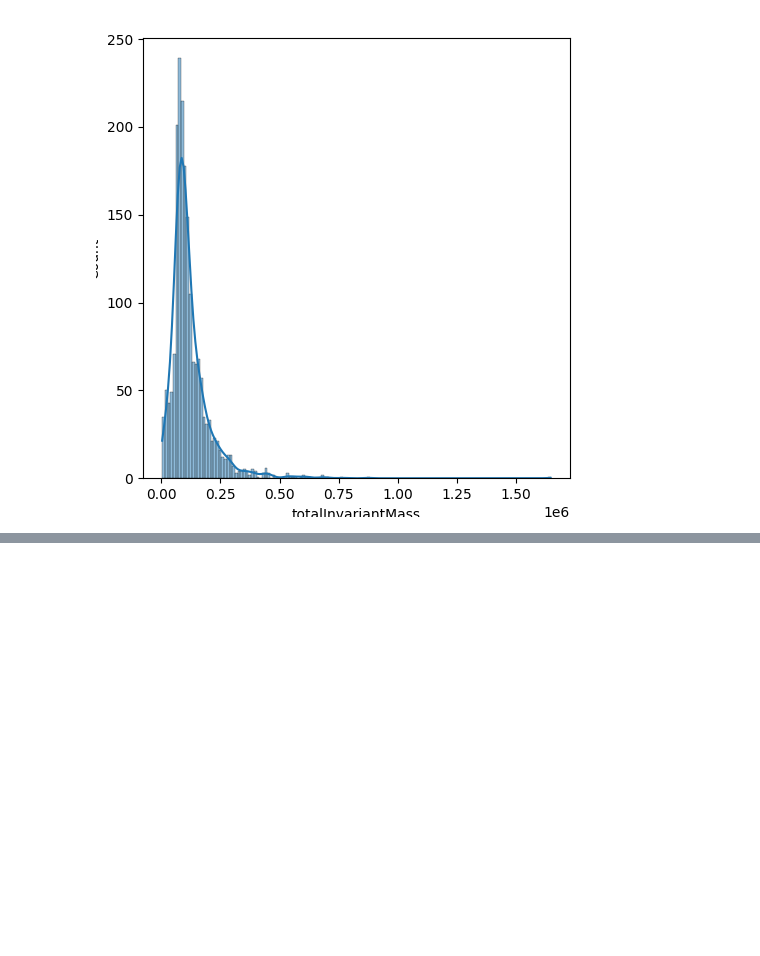
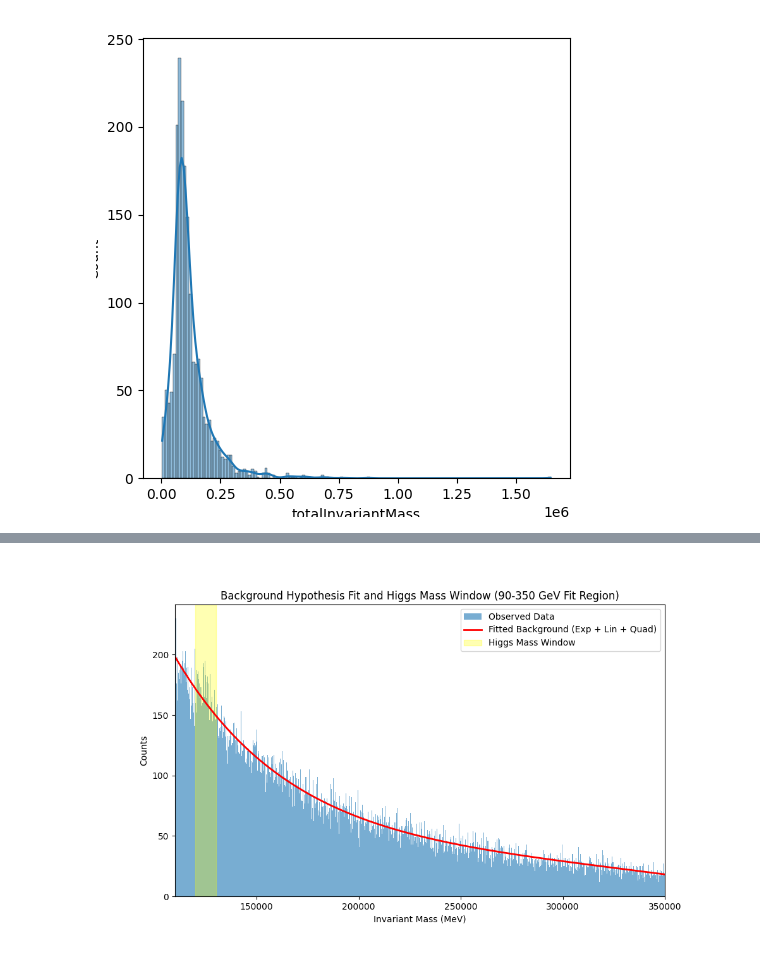
Before and after one commit to phgilde/sak-annecy-2024, a Jupyter notebook: notebook_learning.ipynb, the cells around one changed output, grey strips where cells are left out. Drawn from its saved outputs; the diff is of its cells as text; code cells hidden in the pictures; blank space fills up the shorter version.

Commit message:
correct background estimation

```diff
--- a/notebook_learning.ipynb
+++ b/notebook_learning.ipynb
@@ -945,0 +817,99 @@ ZeroDivisionError: float division by zero
+# %%
+import numpy as np
+from scipy.stats import poisson, norm
+from scipy.optimize import curve_fit
+import matplotlib.pyplot as plt
+
+# Custom function: exponential with linear and quadratic terms
+def exp_lin_quad(x, a, b, c, d):
+    return a * np.exp(-b * x) + c * x + d * x**2
+
+# Assuming you have a list or array of masses in MeV
+masses = filtered_df[filtered_df.isHiggs==0 | (filtered_df.index % 500 == 1)].totalInvariantMass  # Replace with your actual list of masses
+
+# Define the fit region (90 GeV to 350 GeV in MeV)
+fit_lower_bound = 110000  # 90 GeV in MeV
+fit_upper_bound = 350000  # 350 GeV in MeV
+
+# Step 1: Filter data to be within the fit region
+filtered_masses = [m for m in masses if fit_lower_bound <= m <= fit_upper_bound]
+
+# Step 2: Fit an exponential with linear and quadratic terms to the filtered data
+hist, bin_edges = np.histogram(filtered_masses, bins=1000, range=(fit_lower_bound, fit_upper_bound), density=False)
+bin_centers = 0.5 * (bin_edges[:-1] + bin_edges[1:])
+popt, pcov = curve_fit(exp_lin_quad, bin_centers, hist, p0=(1e-5, 1e-5, 1e-12, 1e-18))
+
+# Extract fitted parameters
+a, b, c, d = popt
+
+# Step 3: Define the Higgs mass window (100,000 - 150,000 MeV)
+mass_lower_bound = 120000  # 100 GeV in MeV
+mass_upper_bound = 130000  # 150 GeV in MeV
+
+# Calculate the expected number of background events in the Higgs mass window
+expected_background_counts = np.sum([exp_lin_quad(x, a, b, c, d) for x in bin_centers if mass_lower_bound <= x <= mass_upper_bound])
+
+# 95% confidence interval for the expected background events
+ci_lower = poisson.ppf(0.025, expected_background_counts)
+ci_upper = poisson.ppf(0.975, expected_background_counts)
+
+# Print the expected background events and the confidence interval
+print(f"Expected number of background events in Higgs mass window: {expected_background_counts}")
+print(f"95% Confidence Interval: [{ci_lower}, {ci_upper}]")
+
+# Count the number of observed events in the Higgs mass window
+observed_higgs_counts = np.sum((np.array(filtered_masses) >= mass_lower_bound) & (np.array(filtered_masses) <= mass_upper_bound))
+
+print(f"Observed number of events in Higgs mass window: {observed_higgs_counts}")
+
+# Step 4: Perform a hypothesis test
+# Assuming the number of events follows a Poisson distribution
+p_value = poisson.sf(observed_higgs_counts - 1, expected_background_counts)
+
+# Step 5: Calculate the significance (sigma)
+sigma = norm.isf(p_value)
+
+print(f"P-value: {p_value}")
+print(f"Significance (in sigma): {sigma}")
+plt.clf()
+
+# Step 6: Plot the histogram with the fitted background model (90,000 to 350,000 MeV)
+plt.figure(figsize=(10, 6))
+hist, bin_edges, _ = plt.hist(filtered_masses, bins=1000, density=False, alpha=0.6, label='Observed Data')  # Non-density mode
+x = np.linspace(fit_lower_bound, fit_upper_bound, 1000)
+plt.plot(x, exp_lin_quad(x, *popt), 'r-', lw=2, label='Fitted Background (Exp + Lin + Quad)')
+plt.axvspan(mass_lower_bound, mass_upper_bound, color='yellow', alpha=0.3, label='Higgs Mass Window')
+plt.xlabel('Invariant Mass (MeV)')
+plt.ylabel('Counts')
+plt.title('Background Hypothesis Fit and Higgs Mass Window (90-350 GeV Fit Region)')
+plt.legend()
+plt.xlim(fit_lower_bound, fit_upper_bound)
+plt.show()
+
+# Step 7: Calculate the estimated background for each bin and subtract it to get the signal
+background_estimate = exp_lin_quad(bin_centers, *popt)
+
+# Calculate the signal as the difference between observed counts and estimated background
+signal_estimate = hist - background_estimate
+
+# Step 8: Plot the estimated signal
+plt.figure(figsize=(10, 6))
+
+# Plot the signal estimate (data minus background)
+plt.bar(bin_centers, signal_estimate, width=np.diff(bin_edges), align='center', alpha=0.6, label='Estimated Signal')
+
+# Highlight the Higgs mass window
+plt.axvspan(mass_lower_bound, mass_upper_bound, color='yellow', alpha=0.3, label='Higgs Mass Window')
+
+# Labels and title
+plt.xlabel('Invariant Mass (MeV)')
+plt.ylabel('Signal (Counts)')
+plt.title('Estimated Signal after Background Subtraction')
+
+# Display legend and plot limits
+plt.legend()
+plt.xlim(fit_lower_bound, fit_upper_bound)
+
+# Show the plot
+plt.show()
+# %% [output]
@@ -945,0 +921 @@ ZeroDivisionError: float division by zero
+[figure, added]
```
Also changed, not shown: parts of 6 cells of this notebook.
